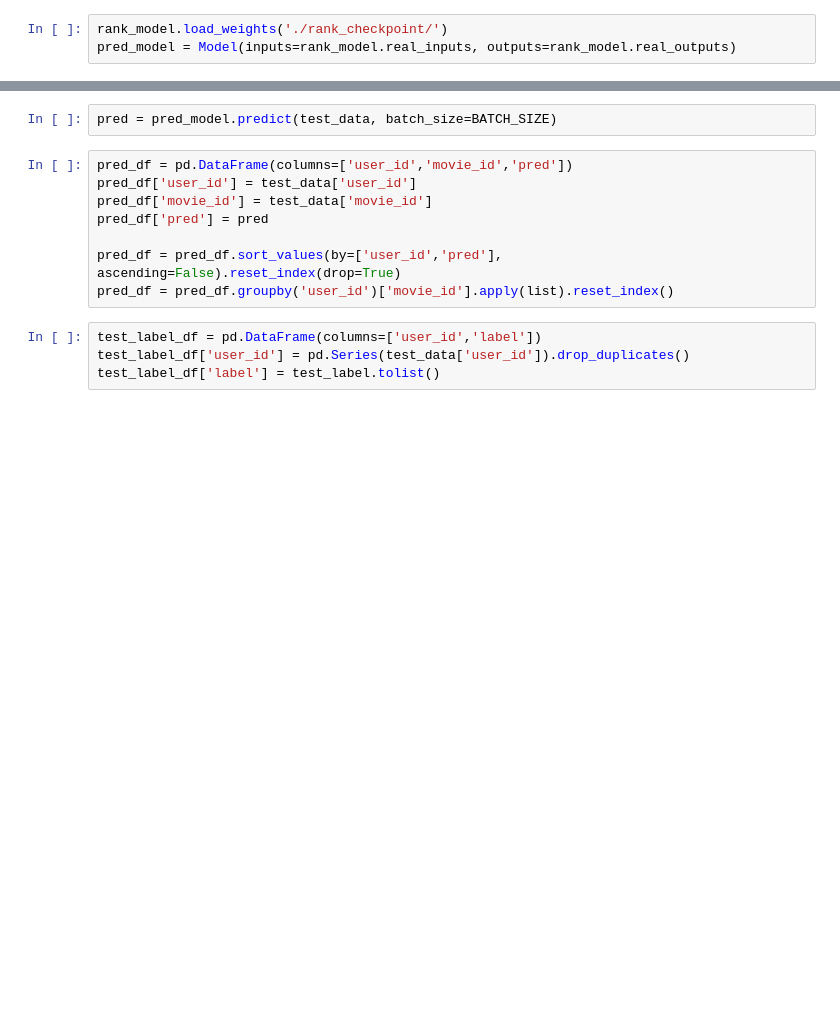
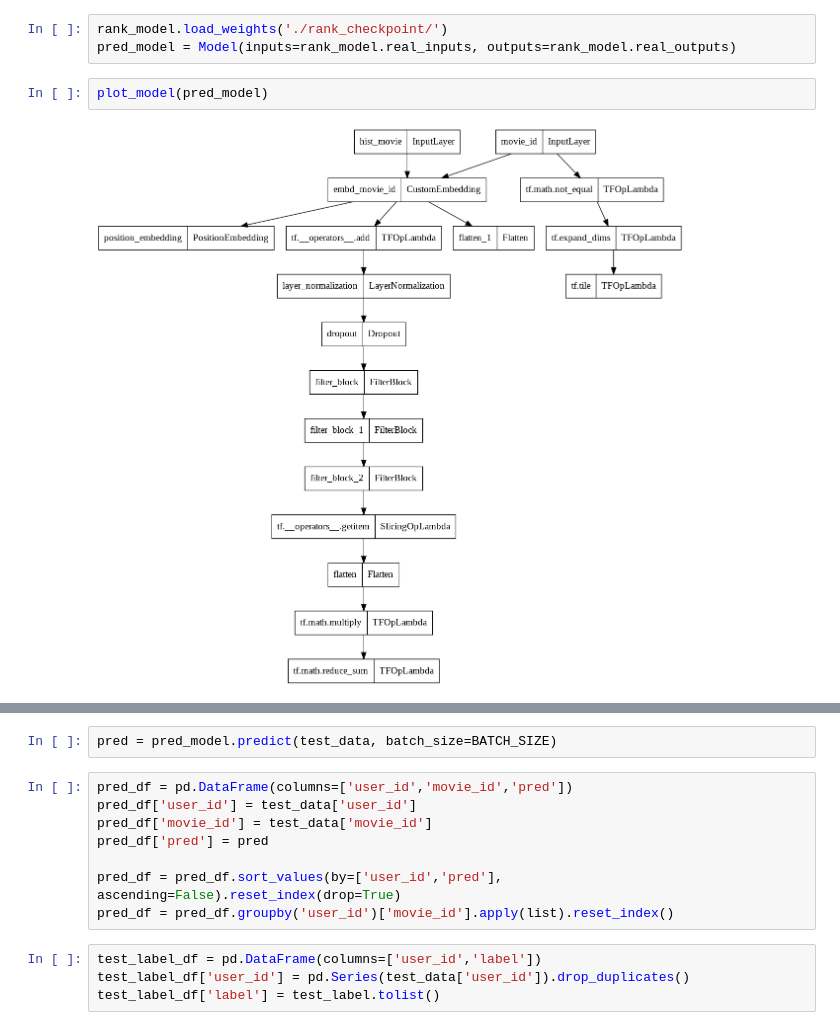
Before and after one commit to Wp-Zhang/HandyRec, a Jupyter notebook: examples/FMLPRec/FMLPRec.ipynb, the cells around one changed output, grey strips where cells are left out. Saved outputs shown, nothing was run; the diff lists cells and outputs as text; blank space fills up the shorter version.

```diff
--- a/examples/FMLPRec/FMLPRec.ipynb
+++ b/examples/FMLPRec/FMLPRec.ipynb
@@ -163,6 +169,10 @@ Epoch 50/50
 # %%
 rank_model.load_weights('./rank_checkpoint/')
 pred_model = Model(inputs=rank_model.real_inputs, outputs=rank_model.real_outputs)
+# %%
+plot_model(pred_model)
+# %% [output]
+[figure, added]
 # %%
 del train_data
 gc.collect()
```
Also changed, not shown: parts of 7 cells of this notebook.
